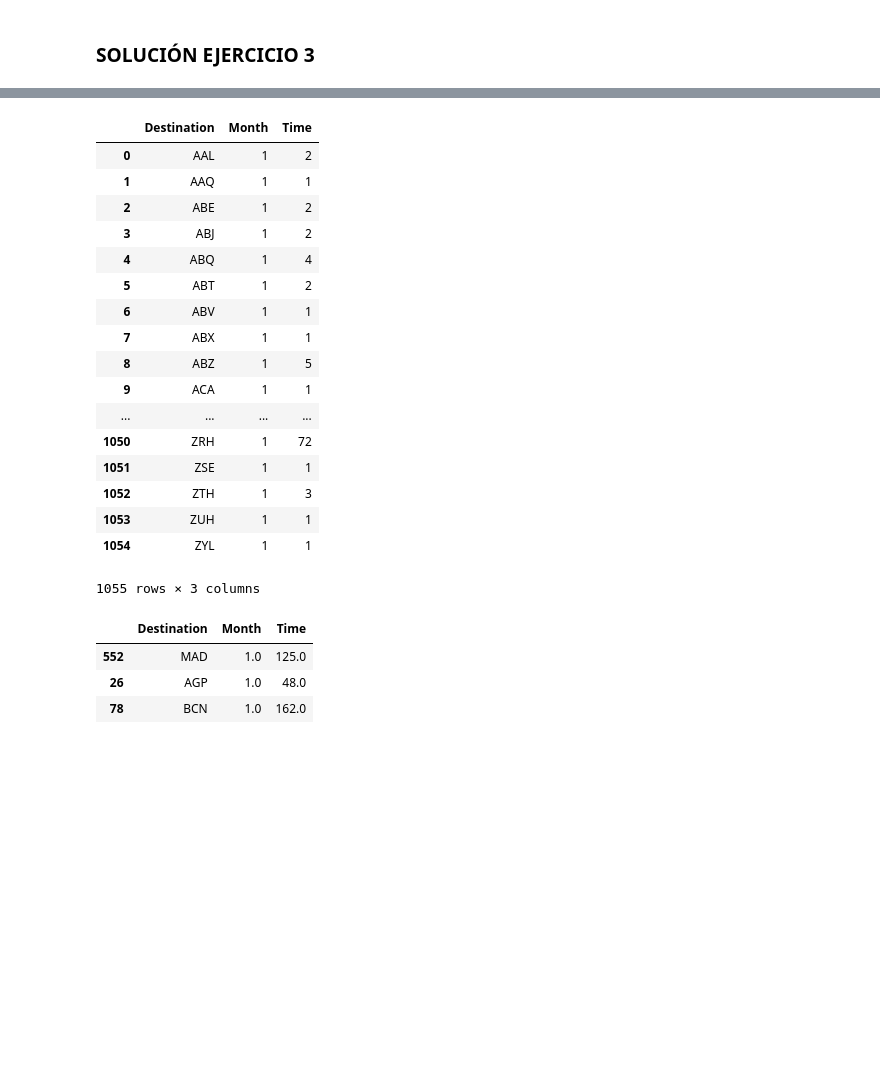
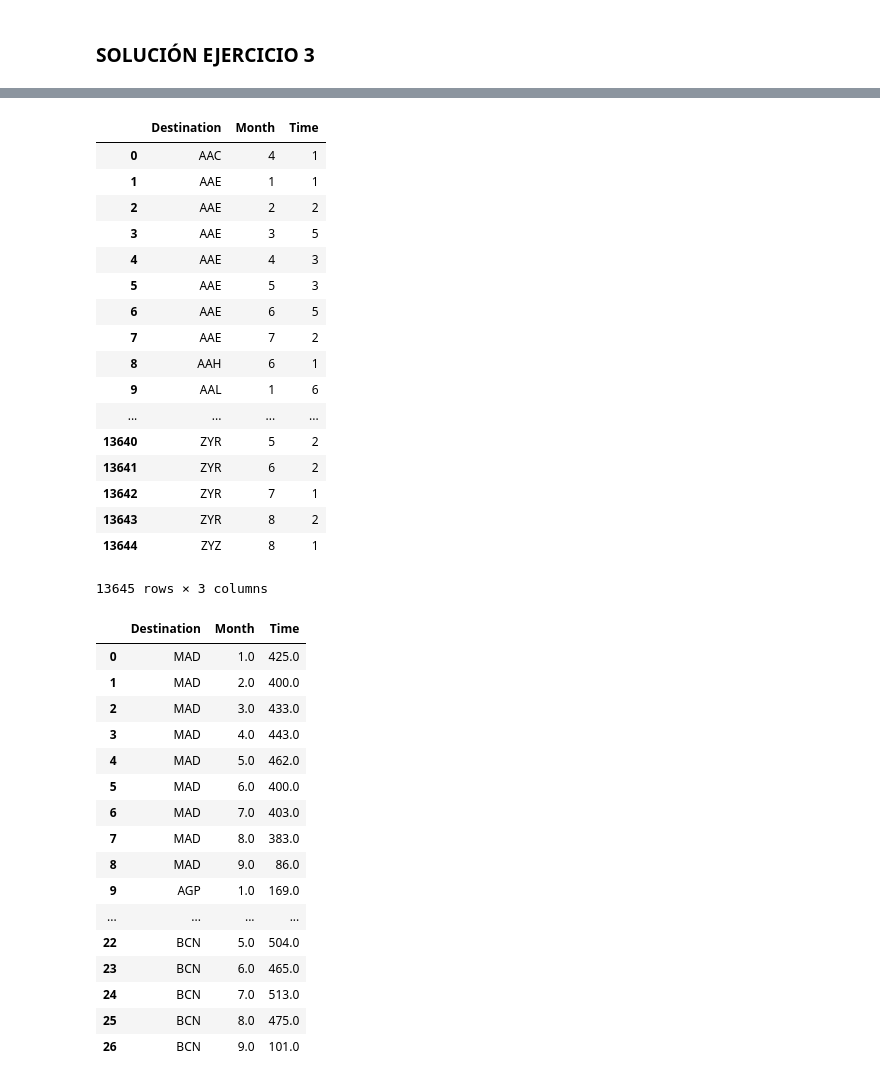
Before and after one commit to jesusparedes/DataScienceChallenge, a Jupyter notebook: SOLUCION_CHALLENGE.ipynb, the cells around one changed output, grey strips where cells are left out. Cells and saved outputs as stored; diff of their text form; code cells hidden in the pictures; blank space fills up the shorter version.

```diff
--- a/SOLUCION_CHALLENGE.ipynb
+++ b/SOLUCION_CHALLENGE.ipynb
@@ -331,6 +331,6 @@ import seaborn as sns
 # %%
 col_list=['Date','Time','Destination']
-searches = pd.read_csv('searches.csv.bz2',compression='bz2',nrows=10000,sep='^',usecols=col_list)
+searches = pd.read_csv('searches.csv.bz2',compression='bz2',nrows=250000,sep='^',usecols=col_list)
 # %%
 searches
 # %% [output]
@@ -378,42 +378,54 @@ searches
 # %%
 grouped = searches.groupby(['Destination','Month'])['Time'].count()
-grouped = pd.DataFrame(grouped)
 grouped = grouped.reset_index()
 grouped
 # %% [output]
 |  | Destination | Month | Time |
-| 0 | AAL | 1 | 2 |
-| 1 | AAQ | 1 | 1 |
-| 2 | ABE | 1 | 2 |
-| 3 | ABJ | 1 | 2 |
-| 4 | ABQ | 1 | 4 |
-| 5 | ABT | 1 | 2 |
-| 6 | ABV | 1 | 1 |
-| 7 | ABX | 1 | 1 |
-| 8 | ABZ | 1 | 5 |
-| 9 | ACA | 1 | 1 |
+| 0 | AAC | 4 | 1 |
+| 1 | AAE | 1 | 1 |
+| 2 | AAE | 2 | 2 |
+| 3 | AAE | 3 | 5 |
+| 4 | AAE | 4 | 3 |
+| 5 | AAE | 5 | 3 |
+| 6 | AAE | 6 | 5 |
+| 7 | AAE | 7 | 2 |
+| 8 | AAH | 6 | 1 |
+| 9 | AAL | 1 | 6 |
 | ... | ... | ... | ... |
-| 1050 | ZRH | 1 | 72 |
-| 1051 | ZSE | 1 | 1 |
-| 1052 | ZTH | 1 | 3 |
-| 1053 | ZUH | 1 | 1 |
-| 1054 | ZYL | 1 | 1 |
+| 13640 | ZYR | 5 | 2 |
+| 13641 | ZYR | 6 | 2 |
+| 13642 | ZYR | 7 | 1 |
+| 13643 | ZYR | 8 | 2 |
+| 13644 | ZYZ | 8 | 1 |
-1055 rows × 3 columns
+13645 rows × 3 columns
 # %%
 condition1 = grouped['Destination'] == 'MAD'
 condition2 = grouped['Destination'] == 'AGP'
 condition3 = grouped['Destination'] == 'BCN'
 
-df_toplot = pd.DataFrame()
+
 df_toplot = grouped.where(condition1).dropna()
 df_toplot = df_toplot.append(grouped.where(condition2).dropna())
 df_toplot = df_toplot.append(grouped.where(condition3).dropna())
-df_toplot
+df_toplot.reset_index(drop=True)
 # %% [output]
 |  | Destination | Month | Time |
-| 552 | MAD | 1.0 | 125.0 |
-| 26 | AGP | 1.0 | 48.0 |
-| 78 | BCN | 1.0 | 162.0 |
+| 0 | MAD | 1.0 | 425.0 |
+| 1 | MAD | 2.0 | 400.0 |
+| 2 | MAD | 3.0 | 433.0 |
+| 3 | MAD | 4.0 | 443.0 |
+| 4 | MAD | 5.0 | 462.0 |
+| 5 | MAD | 6.0 | 400.0 |
+| 6 | MAD | 7.0 | 403.0 |
+| 7 | MAD | 8.0 | 383.0 |
+| 8 | MAD | 9.0 | 86.0 |
+| 9 | AGP | 1.0 | 169.0 |
+| ... | ... | ... | ... |
+| 22 | BCN | 5.0 | 504.0 |
+| 23 | BCN | 6.0 | 465.0 |
+| 24 | BCN | 7.0 | 513.0 |
+| 25 | BCN | 8.0 | 475.0 |
+| 26 | BCN | 9.0 | 101.0 |
 # %%
 sns.lineplot(data=df_toplot, x='Month', y='Time', hue='Destination');
 # %% [output]
```
Also changed, not shown: parts of 6 cells of this notebook.
